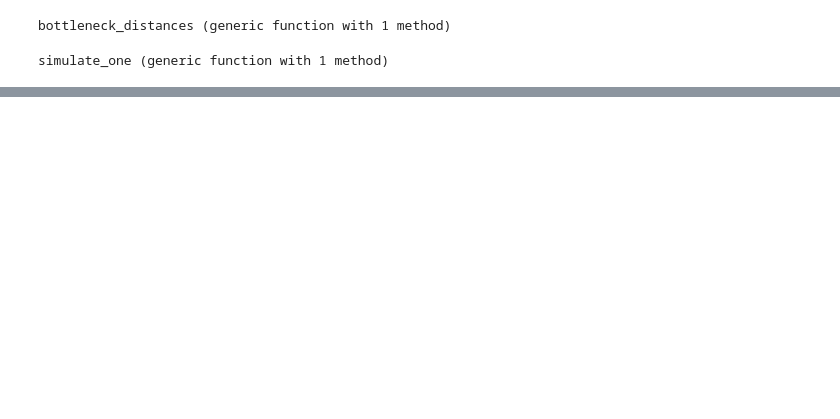
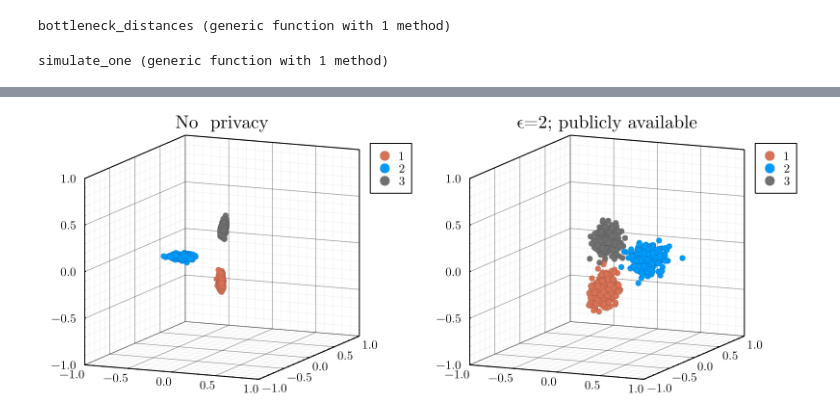
Before and after one commit to anonymous-fly/dp-rdpg, a Jupyter notebook: notebooks/sbm.ipynb, the cells around one changed output, grey strips where cells are left out. Drawn from its saved outputs; the diff is of its cells as text; code cells hidden in the pictures; blank space fills up the shorter version.

```diff
--- a/notebooks/sbm.ipynb
+++ b/notebooks/sbm.ipynb
@@ -65,0 +89,10 @@ V (generic function with 2 methods)
+# %%
+A_private = rdpg.edgeFlip(A, ϵ=ϵ)
+
+A_with_eps = (A_private .- rdpg.privacy(ϵ=ϵ)) ./ (1 - 2 * rdpg.privacy(ϵ=ϵ))
+X_with_eps, _ = rdpg.spectralEmbed(A_with_eps, d=3, scale=false)
+plt_with_eps = @pipe [tuple(x...) for x in eachrow(X_with_eps)] |> scatter(_, groups=Z, title="ϵ=2; publicly available", lim=(-1, 1))
+
+plot(plt, plt_with_eps, layout=(1, 2), size=(800,300))
+# %% [output]
+[figure, added]
```
Also changed, not shown: parts of 18 cells of this notebook, 27 other files.
